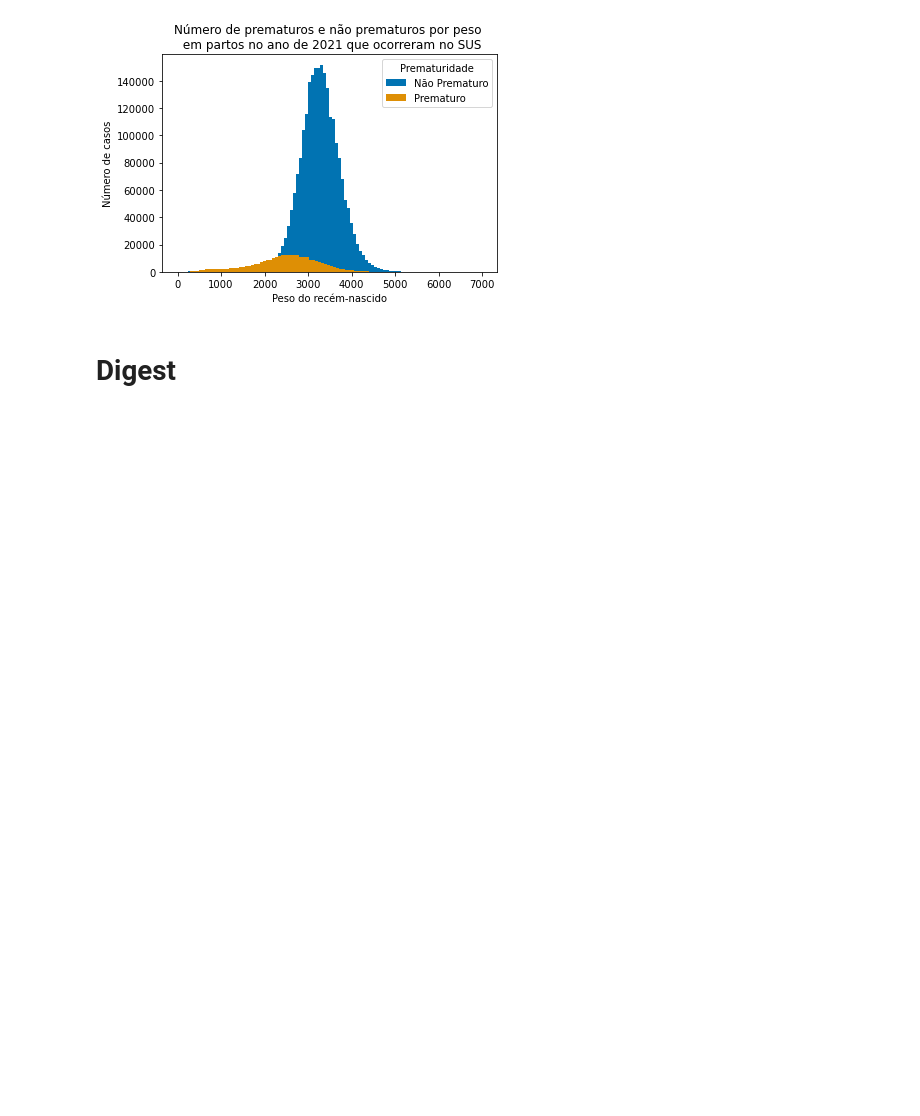
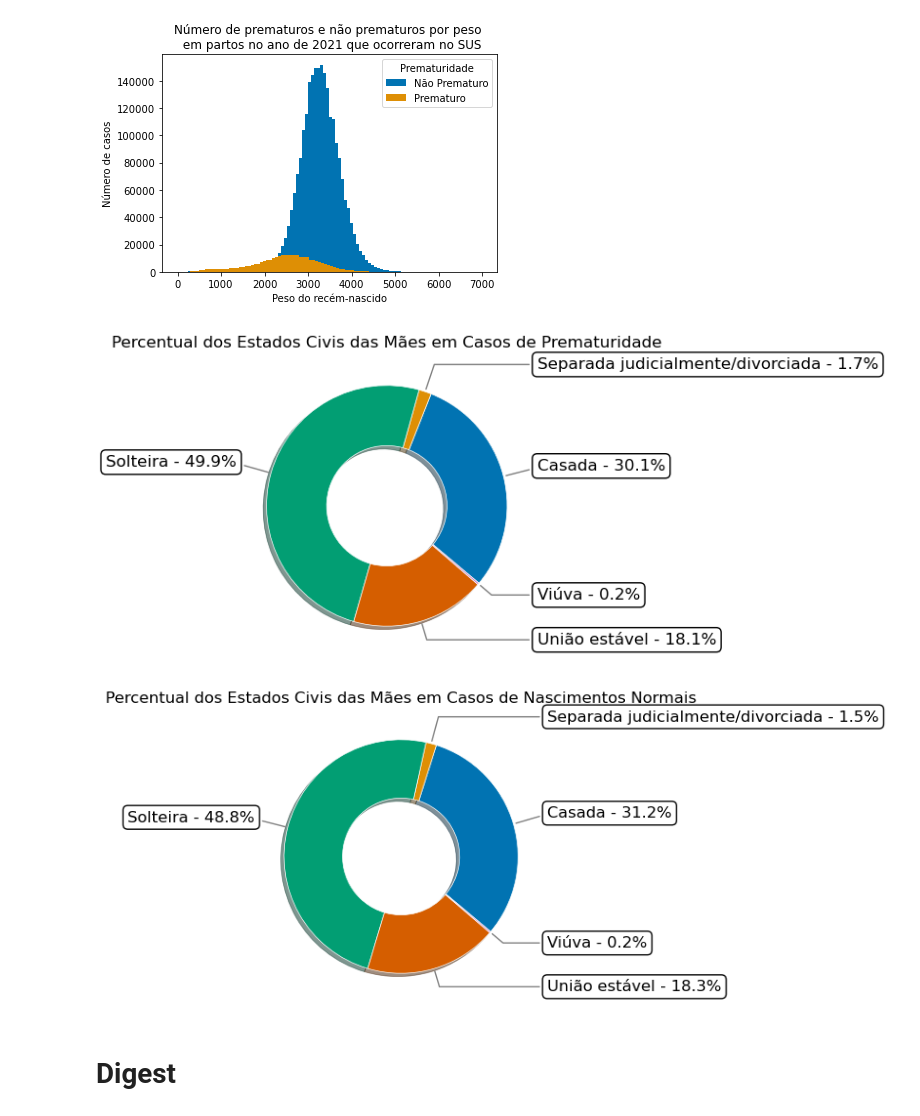
Before and after one commit to danielnowakassis/SINASC-Dataset, a Jupyter notebook: DS_project_template.ipynb, the cells around one changed output. Saved outputs shown, nothing was run; the diff lists cells and outputs as text; code cells hidden in the pictures; blank space fills up the shorter version.

Commit message:
Try in Final Plot
+ 1 Try i n Final Plot

```diff
--- a/DS_project_template.ipynb
+++ b/DS_project_template.ipynb
@@ -965,6 +965,58 @@ plt.legend(title='Prematuridade')
 plt.show()
 # %% [output]
 [figure]
+# %%
+civil_mae = full_df[full_df['GESTACAO'] == 'Prematuro'].groupby('ESTCIVMAE').agg(contagem=('ESTCIVMAE', 'count')).reset_index()
+palette_color = sns.color_palette('colorblind')
+
+fig, ax = plt.subplots(figsize=(12, 4), subplot_kw=dict(aspect="equal"))
+labels = civil_mae['ESTCIVMAE'].unique()
+wedges, texts= ax.pie(x=civil_mae['contagem'], pctdistance=0.8, colors=palette_color,
+                               wedgeprops=dict(width=0.5, edgecolor='w', linewidth=0.5),
+                               shadow=True,
+                               startangle=-40)
+
+for i, p in enumerate(wedges):
+    ang = (p.theta2 - p.theta1) / 2.0 + p.theta1
+    y = np.sin(np.deg2rad(ang))
+    x = np.cos(np.deg2rad(ang))
+    horizontalalignment = {-1: "right", 1: "left"}[int(np.sign(x))]
+    connectionstyle = f"angle,angleA=0,angleB={ang}"
+    percentage_value = f"{civil_mae['contagem'].values[i] / sum(civil_mae['contagem']) * 100:.1f}%"
+    ax.annotate(f"{labels[i]} - {percentage_value}", xy=(x, y), xytext=(1.25 * np.sign(x), 1.2 * y),
+                fontsize=12,
+                bbox=dict(boxstyle="round,pad=0.3", facecolor='w', lw=1),
+                horizontalalignment=horizontalalignment,
+                arrowprops=dict(arrowstyle="-", lw=1, color='grey', connectionstyle=connectionstyle))
+plt.title("Percentual dos Estados Civis das Mães em Casos de Prematuridade")
+plt.show()
+civil_mae = full_df[full_df['GESTACAO'] == 'Não Prematuro'].groupby('ESTCIVMAE').agg(contagem=('ESTCIVMAE', 'count')).reset_index()
+palette_color = sns.color_palette('colorblind')
+
+fig, ax = plt.subplots(figsize=(12, 4), subplot_kw=dict(aspect="equal"))
+labels = civil_mae['ESTCIVMAE'].unique()
+wedges, texts= ax.pie(x=civil_mae['contagem'], pctdistance=0.8, colors=palette_color,
+                               wedgeprops=dict(width=0.5, edgecolor='w', linewidth=0.5),
+                               shadow=True,
+                               startangle=-40)
+
+for i, p in enumerate(wedges):
+    ang = (p.theta2 - p.theta1) / 2.0 + p.theta1
+    y = np.sin(np.deg2rad(ang))
+    x = np.cos(np.deg2rad(ang))
+    horizontalalignment = {-1: "right", 1: "left"}[int(np.sign(x))]
+    connectionstyle = f"angle,angleA=0,angleB={ang}"
+    percentage_value = f"{civil_mae['contagem'].values[i] / sum(civil_mae['contagem']) * 100:.1f}%"
+    ax.annotate(f"{labels[i]} - {percentage_value}", xy=(x, y), xytext=(1.25 * np.sign(x), 1.2 * y),
+                fontsize=12,
+                bbox=dict(boxstyle="round,pad=0.3", facecolor='w', lw=1),
+                horizontalalignment=horizontalalignment,
+                arrowprops=dict(arrowstyle="-", lw=1, color='grey', connectionstyle=connectionstyle))
+plt.title("Percentual dos Estados Civis das Mães em Casos de Nascimentos Normais")
+plt.show()
+# %% [output]
+[figure, added]
+[figure, added]
 # %% [markdown]
 # Digest
 # %% [markdown]
```
